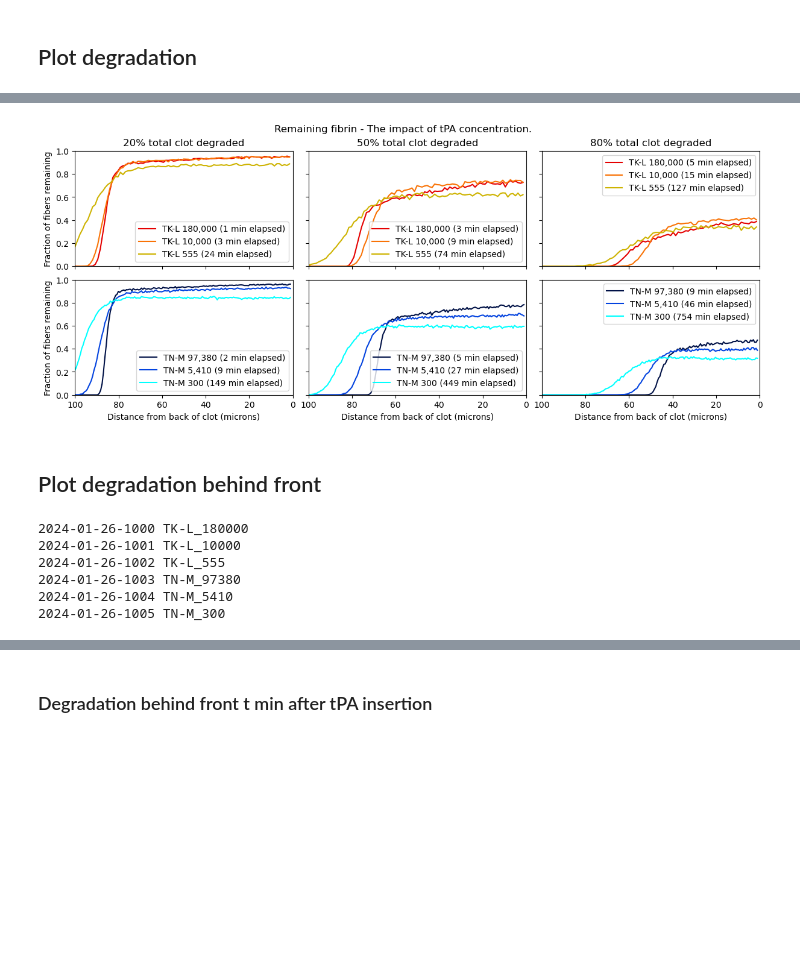
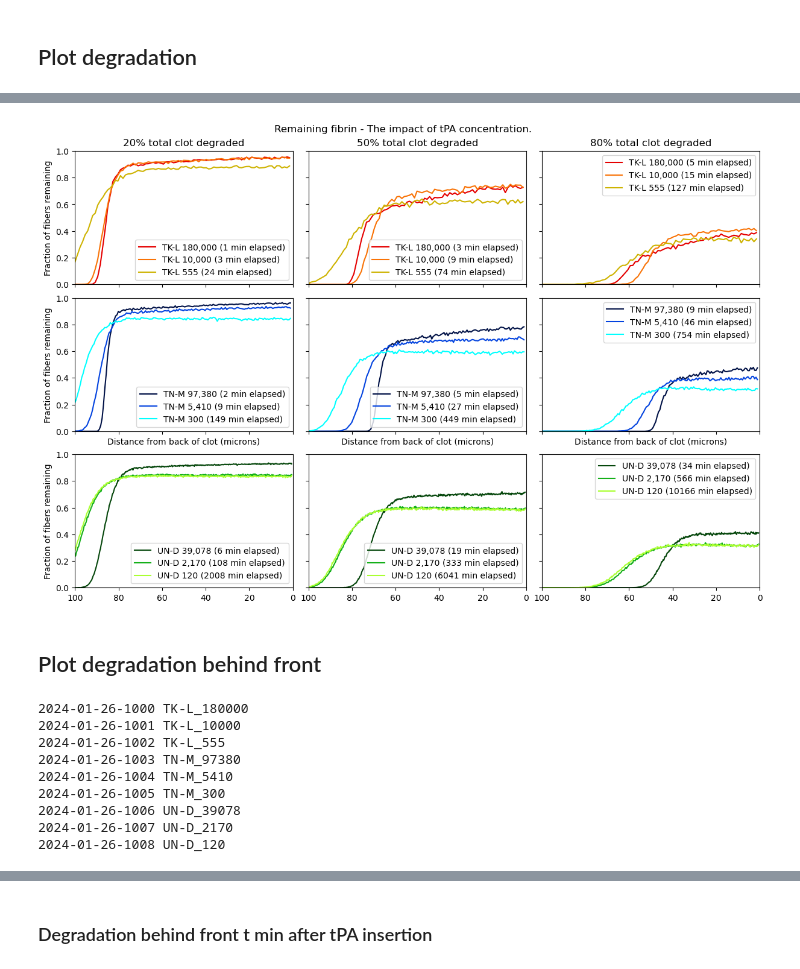
Before and after one commit to UCO-OpResearch/lysis, a Jupyter notebook: src/python/Jupyter Notebooks/2024-01-26-1000 - F-Macro Multi-Array-Process.ipynb, the cells around one changed output, grey strips where cells are left out. Cells and saved outputs as stored; diff of their text form; code cells hidden in the pictures; blank space fills up the shorter version.

```diff
--- a/src/python/Jupyter Notebooks/2024-01-26-1000 - F-Macro Multi-Array-Process.ipynb
+++ b/src/python/Jupyter Notebooks/2024-01-26-1000 - F-Macro Multi-Array-Process.ipynb
@@ -1542,8 +1656,9 @@ for run in tqdm(runs):
     file_code = out_file_code.format(scenario_code=run["scenario"]) + ".dat"
 
     # Read data from data files
-    n_save, deg, tsave, mfpt, mol_location, mol_status = load_fortran_files(e, file_code)
-
+    n_save, deg, tsave, mfpt, mol_location, mol_status = load_fortran_files(
+        e, file_code, divisor=run["data_divisor"]
+    )
     # Process results
     deg_fraction = find_degraded_fraction(e, deg, tsave)
     # marker_frames = find_degradation_marker_frames(e, deg_fraction, degrade_percent_markers)
@@ -1721,8 +1836,9 @@ for run in tqdm(runs):
     file_code = out_file_code.format(scenario_code=run["scenario"]) + ".dat"
 
     # Read data from data files
-    n_save, deg, tsave, mfpt, mol_location, mol_status = load_fortran_files(e, file_code)
-
+    n_save, deg, tsave, mfpt, mol_location, mol_status = load_fortran_files(
+        e, file_code, divisor=run["data_divisor"]
+    )
     # Process results
     deg_fraction = find_degraded_fraction(e, deg, tsave)
     marker_frames = find_degradation_marker_frames(e, deg_fraction, np.arange(0, 1.05, 0.1))
@@ -1905,8 +2021,9 @@ for run in tqdm(runs):
     file_code = out_file_code.format(scenario_code=run["scenario"]) + ".dat"
 
     # Read data from data files
-    n_save, deg, tsave, mfpt, mol_location, mol_status = load_fortran_files(e, file_code)
-
+    n_save, deg, tsave, mfpt, mol_location, mol_status = load_fortran_files(
+        e, file_code, divisor=run["data_divisor"]
+    )
     # Process results
     deg_fraction = find_degraded_fraction(e, deg, tsave)
     marker_frames = find_degradation_marker_frames(e, deg_fraction, np.arange(0, 1.05, 0.1))
@@ -2057,8 +2174,9 @@ for i, run in enumerate(runs):
     print(run["exp_code"], file_code[1:-4])
 
     # Read data from data files
-    n_save, deg, tsave, mfpt, mol_location, mol_status = load_fortran_files(e, file_code)
-
+    n_save, deg, tsave, mfpt, mol_location, mol_status = load_fortran_files(
+        e, file_code, divisor=run["data_divisor"]
+    )
     # Process results
     deg_fraction = find_degraded_fraction(e, deg, tsave)
     marker_frames = find_degradation_marker_frames(e, deg_fraction, degrade_percent_markers)
@@ -2131,35 +2252,35 @@ fig.savefig(f"clot degradation by structure by overall degradation.png", bbox_in
 # %%
 fig, axs = plt.subplots(
-    nrows=2, ncols=3, sharex=True, sharey=True, figsize=(12, 5), dpi=100, constrained_layout=True
+    nrows=3, ncols=3, sharex=True, sharey=True, figsize=(12, 8), dpi=100, constrained_layout=True
 )
 labels = ["20%", "50%", "80%"]
 for i, row in enumerate(scenario_grid):
     axs[i, 0].set_ylabel("Fraction of fibers remaining")
     for j in range(3):
         axs[1, j].set_xlabel("Distance from back of clot (microns)")
         axs[0, j].set_title(labels[j] + " total clot degraded")
         axs[i, j].set_xlim(0, 100)
         axs[i, j].set_ylim(0, 1)
         axs[1, j].set_xticks(np.arange(0, 101, 20), np.arange(100, -1, -20))
 
         for k, scenario in enumerate(row):
             axs[i, j].plot(
                 degradation_distance[scenario][j],
                 degradation_amount[scenario][j],
                 label=f"{pretty_print_scen(scenario)} ({lysis_time[scenario][j]//60:n} min elapsed)",
                 color=colors[scenario],
             )
         axs[i, j].legend(
             # bbox_to_anchor=(1, 0),
             # loc="lower right",
             ncols=1,
         )
 
 fig.suptitle(f"Remaining fibrin - The impact of tPA concentration.")
 
 fig.savefig(f"clot degradation by tPA concentration by overall degradation.png", bbox_inches="tight")
 # %% [output]
-[figure, old version]
+[figure, new version]
 # %% [markdown]
 ## Plot degradation behind front
 # %%
@@ -2178,8 +2299,9 @@ for i, run in enumerate(runs):
     print(run["exp_code"], file_code[1:-4])
 
     # Read data from data files
-    n_save, deg, tsave, mfpt, mol_location, mol_status = load_fortran_files(e, file_code)
-
+    n_save, deg, tsave, mfpt, mol_location, mol_status = load_fortran_files(
+        e, file_code, divisor=run["data_divisor"]
+    )
     # Process results
     deg_fraction = find_degraded_fraction(e, deg, tsave)
     marker_frames = find_degradation_marker_frames(e, deg_fraction, degrade_percent_markers)
@@ -2232,6 +2354,9 @@ for i, run in enumerate(runs):
 2024-01-26-1003 TN-M_97380
 2024-01-26-1004 TN-M_5410
 2024-01-26-1005 TN-M_300
+2024-01-26-1006 UN-D_39078
+2024-01-26-1007 UN-D_2170
+2024-01-26-1008 UN-D_120
 # %%
 fig, axs = plt.subplots(
     nrows=3, ncols=3, sharex=True, sharey=True, figsize=(12, 8), dpi=100, constrained_layout=True
```
Also changed, not shown: parts of 27 cells of this notebook, 2 other files.
